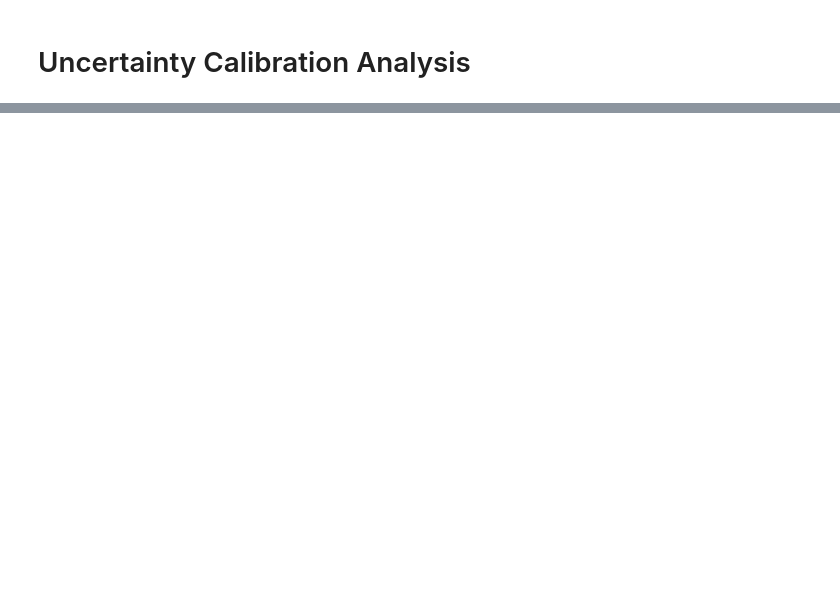
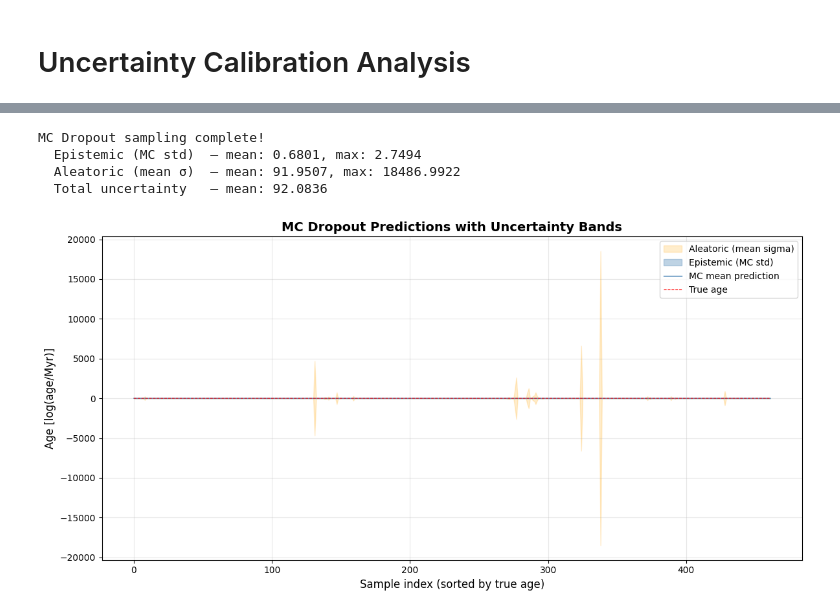
Before and after one commit to tobin-wainer/TESS_Cluster_Age_ML, a Jupyter notebook: GaussianNN_CGW/Model_Pipeline/3_ModelEvaluation.ipynb, the cells around one changed output, grey strips where cells are left out. Drawn from its saved outputs; the diff is of its cells as text; code cells hidden in the pictures; blank space fills up the shorter version.

```diff
--- a/GaussianNN_CGW/Model_Pipeline/3_ModelEvaluation.ipynb
+++ b/GaussianNN_CGW/Model_Pipeline/3_ModelEvaluation.ipynb
@@ -558,0 +565,30 @@ plt.show()
+# %%
+from ModelEvaluation_PlottingFcns import (
+    mc_dropout_predict,
+    plot_mc_dropout_predictions,
+    plot_mc_epistemic_vs_aleatoric,
+    plot_mc_uncertainty_decomposition
+)
+
+# Run MC Dropout sampling (100 stochastic forward passes)
+mc_results = mc_dropout_predict(final_model, X_test_scaled, period_test_norm, num_samples=100)
+
+# Shift MC mean predictions back to original scale
+mc_results['mean_pred'] = mc_results['mean_pred'] + y_mean
+mc_results['all_preds'] = mc_results['all_preds'] + y_mean
+
+print("MC Dropout sampling complete!")
+print(f"  Epistemic (MC std)  — mean: {mc_results['std_pred'].mean():.4f}, max: {mc_results['std_pred'].max():.4f}")
+print(f"  Aleatoric (mean σ)  — mean: {mc_results['mean_sigma'].mean():.4f}, max: {mc_results['mean_sigma'].max():.4f}")
+print(f"  Total uncertainty   — mean: {mc_results['total_uncertainty'].mean():.4f}")
+# %% [output]
+MC Dropout sampling complete!
+  Epistemic (MC std)  — mean: 0.6801, max: 2.7494
+  Aleatoric (mean σ)  — mean: 91.9507, max: 18486.9922
+  Total uncertainty   — mean: 92.0836
+# %%
+# MC Dropout Predictions with uncertainty bands
+fig, ax = plot_mc_dropout_predictions(mc_results, y_test, sort_by_true=True)
+plt.show()
+# %% [output]
+[figure, added]
```
Also changed, not shown: parts of 20 cells of this notebook, 4 other files.
